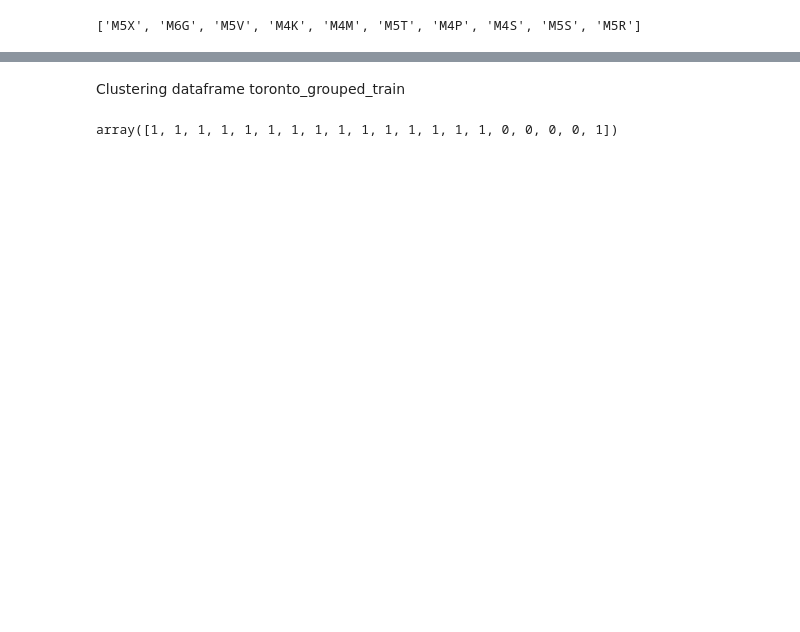
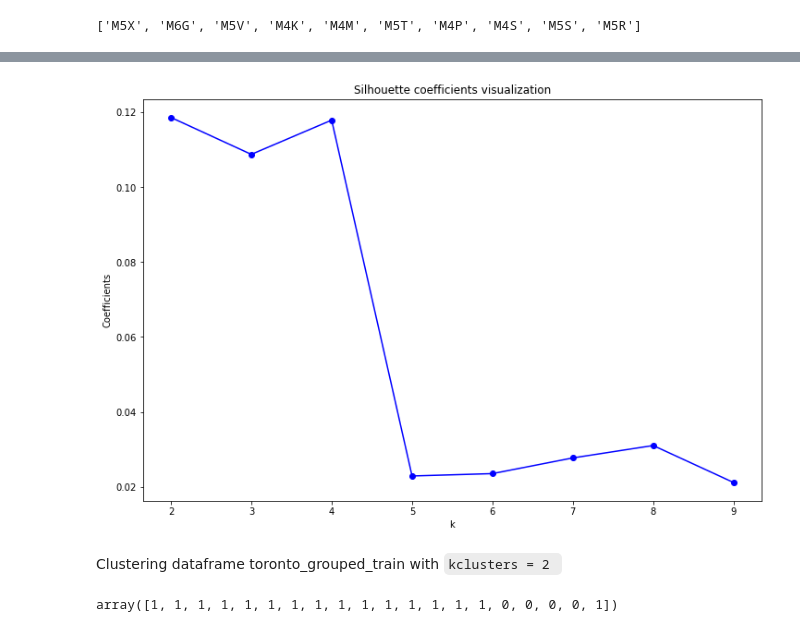
Before and after one commit to alekskarrrl/Educational_Projects, a Jupyter notebook: Capstone_coursera.ipynb, the cells around one changed output, grey strips where cells are left out. Saved outputs shown, nothing was run; the diff lists cells and outputs as text; code cells hidden in the pictures; blank space fills up the shorter version.

```diff
--- a/Capstone_coursera.ipynb
+++ b/Capstone_coursera.ipynb
@@ -1115,0 +1078,6 @@ toronto_grouped_train.head(10)
+# %%
+coefficients = []
+K = range(2, 10)
+for k in K:
+    kmeans = KMeans(n_clusters=k, init='k-means++', random_state=42).fit(toronto_grouped_train)
+    coefficients.append(metrics.silhouette_score(toronto_grouped_train, kmeans.labels_, metric='euclidean'))
@@ -1116,5 +1095,14 @@ toronto_grouped_train.head(10)
+# %%
+plt.figure(figsize=(12,8))
+plt.plot(K, coefficients, 'bo-')
+plt.xlabel('k')
+plt.ylabel('Coefficients')
+plt.title('Silhouette coefficients visualization')
+plt.show()
+# %% [output]
+[figure, added]
 # %% [markdown]
-Clustering dataframe toronto_grouped_train
+Clustering dataframe toronto_grouped_train with <code>kclusters = 2 </code>
 # %%
 # set number of clusters
 kclusters = 2
```
Also changed, not shown: parts of 32 cells of this notebook.
